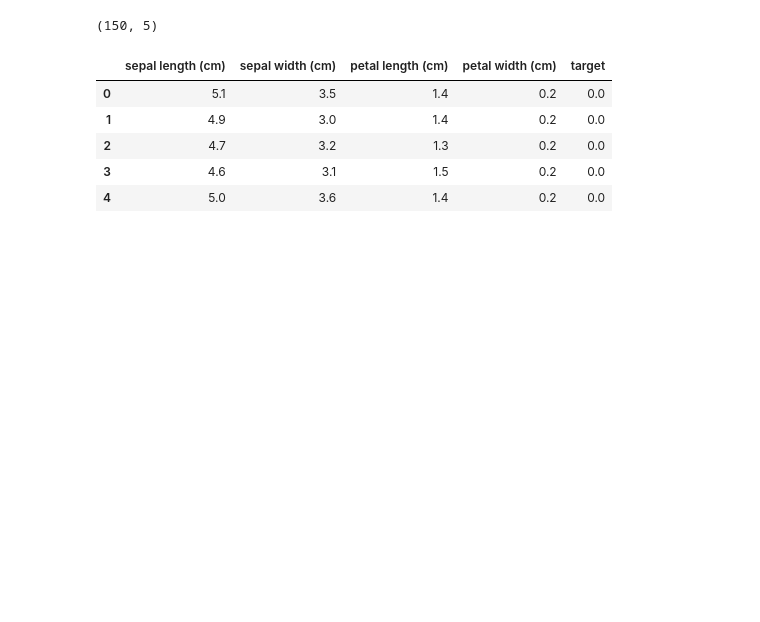
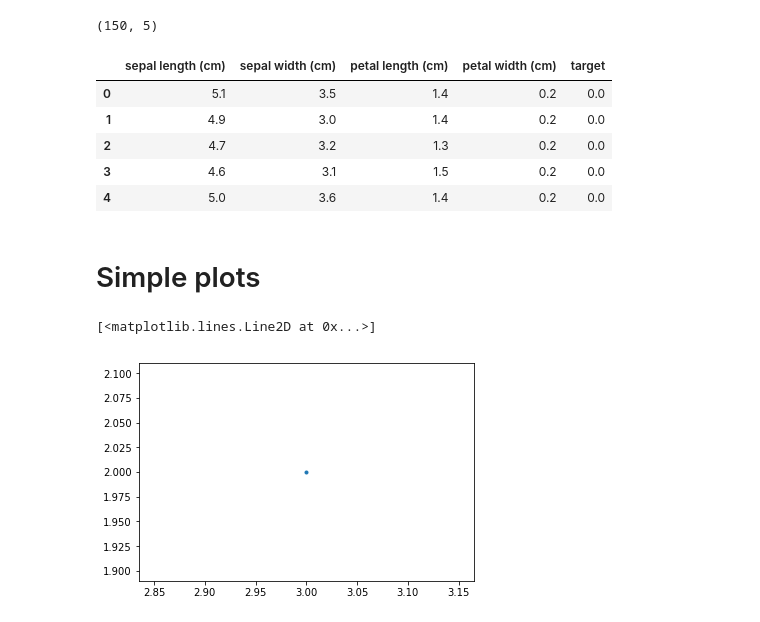
Before and after one commit to tamirlan1/Matplotlib_tutorial, a Jupyter notebook: Lunch&Learn.ipynb, the cells around one changed output. Drawn from its saved outputs; the diff is of its cells as text; code cells hidden in the pictures; blank space fills up the shorter version.

```diff
--- a/Lunch&Learn.ipynb
+++ b/Lunch&Learn.ipynb
@@ -22,0 +25,7 @@ from matplotlib
+# %% [markdown]
+# Simple plots
+# %%
+plt.plot(3, 2, '.')
+# %% [output]
+[<matplotlib.lines.Line2D at 0x...>]
+[figure, added]
```
Also changed, not shown: parts of 24 cells of this notebook.
